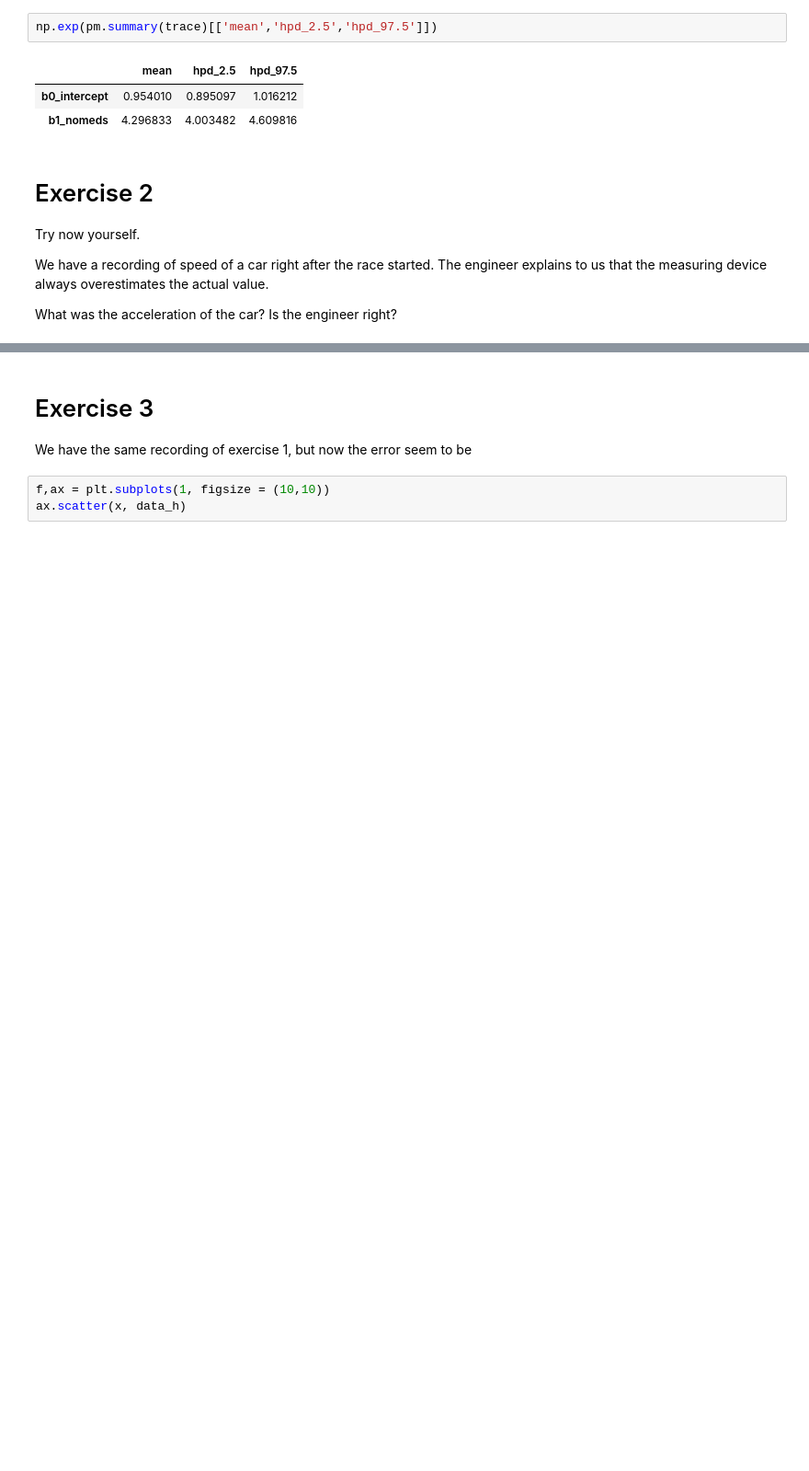
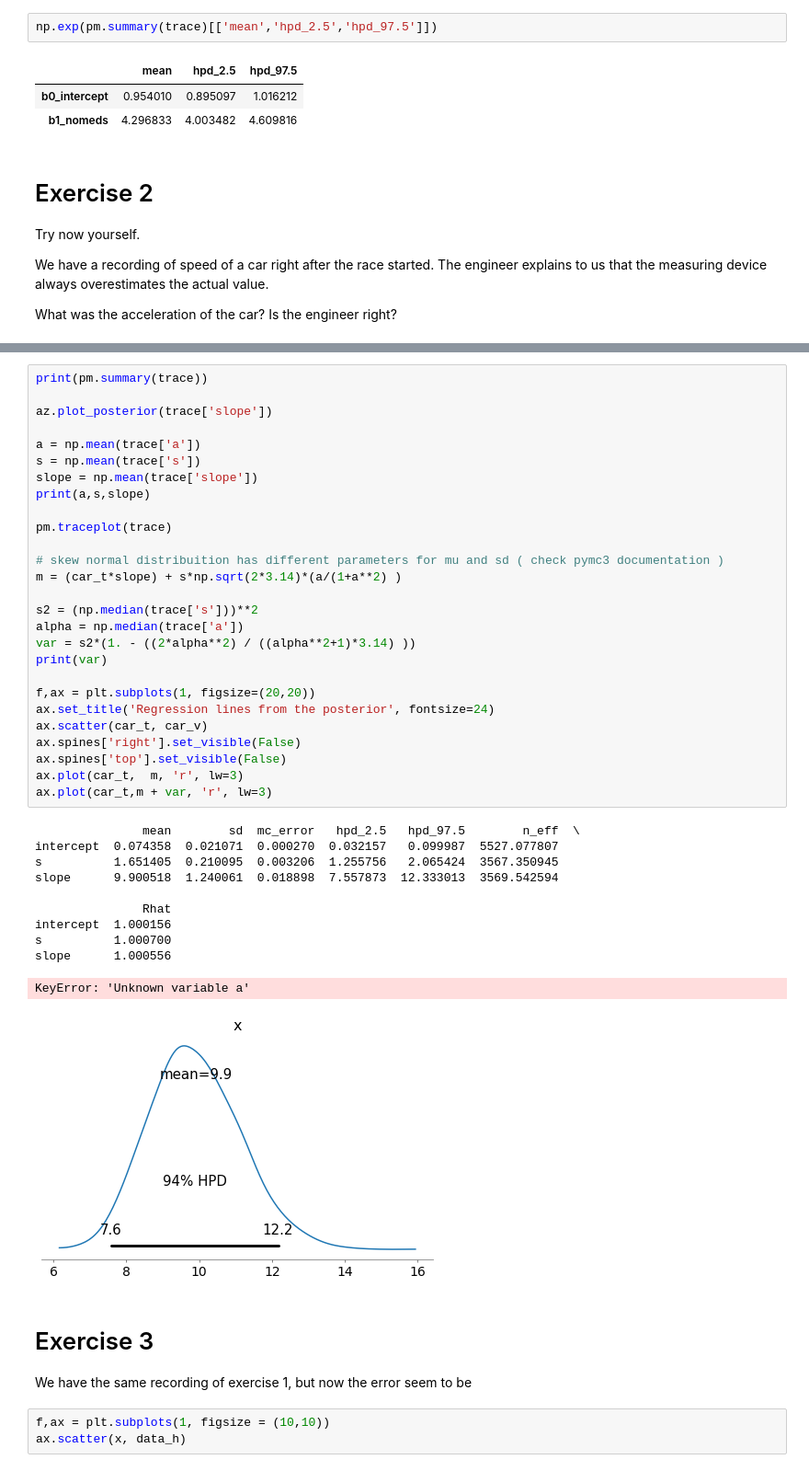
Before and after one commit to violafanfani/small-data-2021, a Jupyter notebook: notebooks/notebook1_intro2pymc-exercises.ipynb, the cells around one changed output, grey strips where cells are left out. Shown at 92% size. Saved outputs shown, nothing was run; the diff lists cells and outputs as text; blank space fills up the shorter version.

```diff
--- a/notebooks/notebook1_intro2pymc-exercises.ipynb
+++ b/notebooks/notebook1_intro2pymc-exercises.ipynb
@@ -362,3 +395,42 @@ ax.scatter(car_t, car_v)
+# %%
+print(pm.summary(trace))
+
+az.plot_posterior(trace['slope'])
+
+a = np.mean(trace['a'])
+s = np.mean(trace['s'])
+slope = np.mean(trace['slope'])
+print(a,s,slope)
+
+pm.traceplot(trace)
+
+# skew normal distribuition has different parameters for mu and sd ( check pymc3 documentation )
+m = (car_t*slope) + s*np.sqrt(2*3.14)*(a/(1+a**2) )
+
+s2 = (np.median(trace['s']))**2
+alpha = np.median(trace['a'])
+var = s2*(1. - ((2*alpha**2) / ((alpha**2+1)*3.14) ))
+print(var)
+
+f,ax = plt.subplots(1, figsize=(20,20))
+ax.set_title('Regression lines from the posterior', fontsize=24)
+ax.scatter(car_t, car_v)
+ax.spines['right'].set_visible(False)
+ax.spines['top'].set_visible(False)
+ax.plot(car_t,  m, 'r', lw=3)
+ax.plot(car_t,m + var, 'r', lw=3)
+# %% [output]
+               mean        sd  mc_error   hpd_2.5   hpd_97.5        n_eff  \
+intercept  0.074358  0.021071  0.000270  0.032157   0.099987  5527.077807
+s          1.651405  0.210095  0.003206  1.255756   2.065424  3567.350945
+slope      9.900518  1.240061  0.018898  7.557873  12.333013  3569.542594
+
+               Rhat
+intercept  1.000156
+s          1.000700
+slope      1.000556
+KeyError: 'Unknown variable a'
+[figure, added]
 # %% [markdown]
 # Exercise 3
 
```
Also changed, not shown: parts of 6 cells of this notebook, 1 other file.
